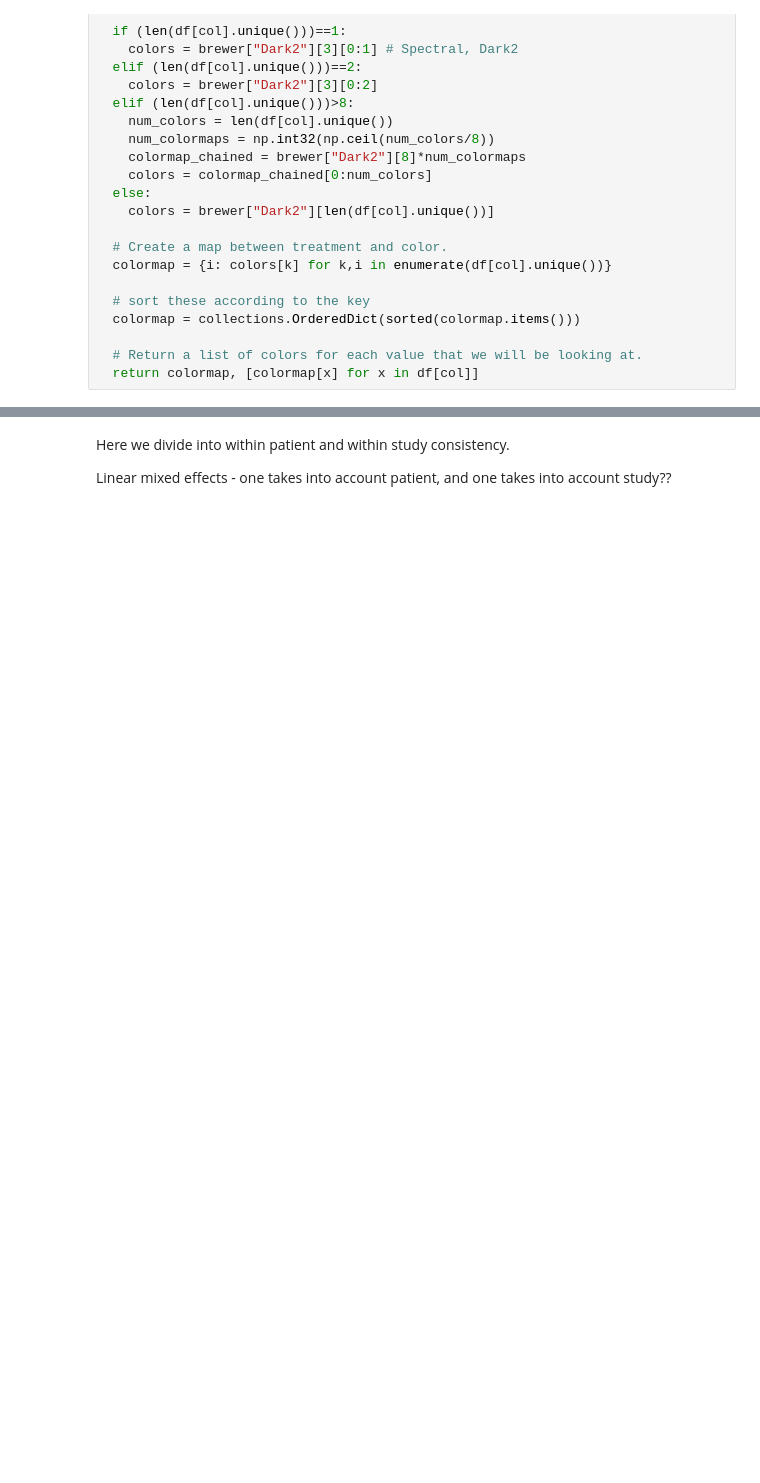
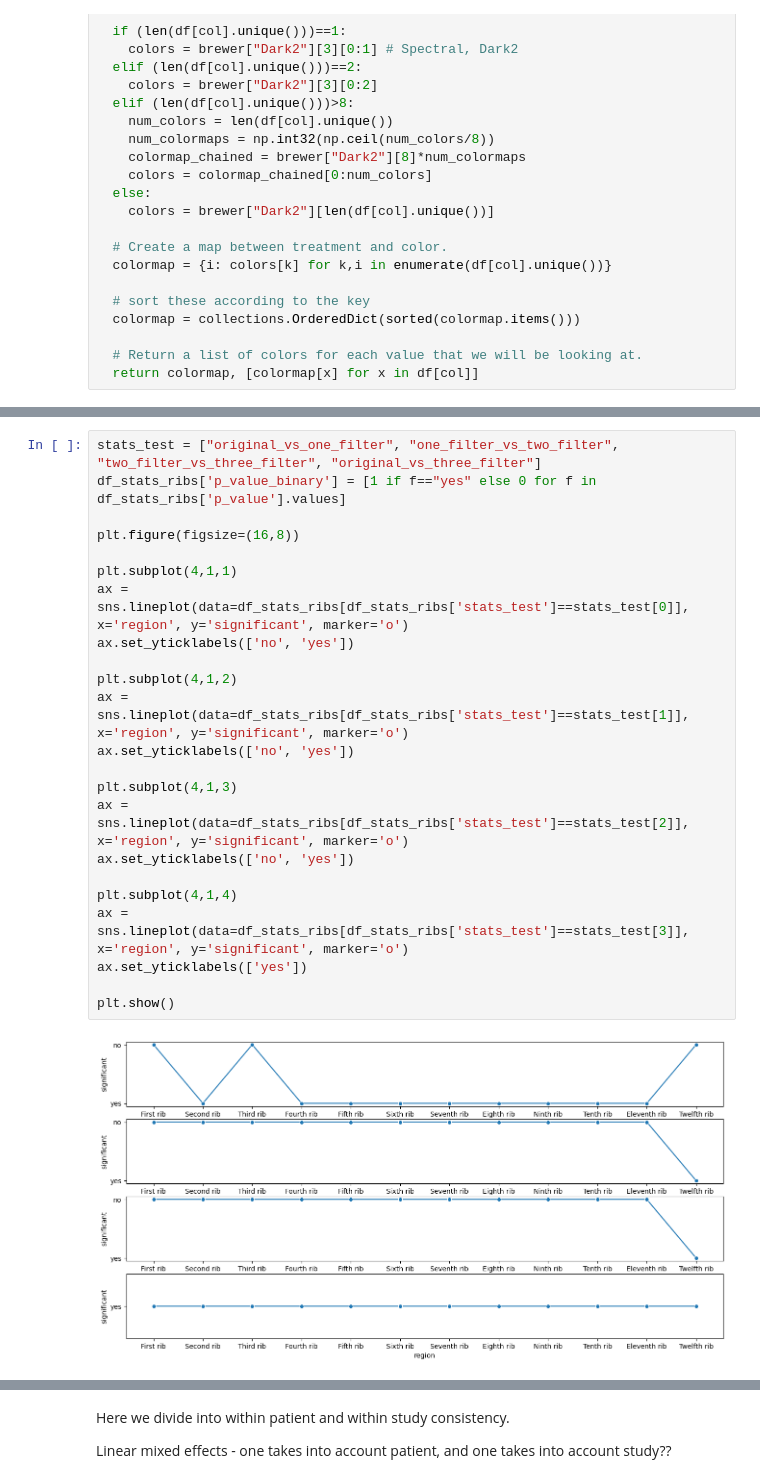
Before and after one commit to deepakri201/neurips_nlst_totalsegmentator, a Jupyter notebook: NeurIPS_Datasets_and_Benchmarks_NLST_TotalSegmentator.ipynb, the cells around one changed output, grey strips where cells are left out. Saved outputs shown, nothing was run; the diff lists cells and outputs as text; blank space fills up the shorter version.

```diff
--- a/NeurIPS_Datasets_and_Benchmarks_NLST_TotalSegmentator.ipynb
+++ b/NeurIPS_Datasets_and_Benchmarks_NLST_TotalSegmentator.ipynb
@@ -489,0 +1144,25 @@ def get_organ_feature_with_segmentation_completeness_and_one_connected_component
+# %%
+stats_test = ["original_vs_one_filter", "one_filter_vs_two_filter", "two_filter_vs_three_filter", "original_vs_three_filter"]
+df_stats_ribs['p_value_binary'] = [1 if f=="yes" else 0 for f in df_stats_ribs['p_value'].values]
+
+plt.figure(figsize=(16,8))
+
+plt.subplot(4,1,1)
+ax = sns.lineplot(data=df_stats_ribs[df_stats_ribs['stats_test']==stats_test[0]], x='region', y='significant', marker='o')
+ax.set_yticklabels(['no', 'yes'])
+
+plt.subplot(4,1,2)
+ax = sns.lineplot(data=df_stats_ribs[df_stats_ribs['stats_test']==stats_test[1]], x='region', y='significant', marker='o')
+ax.set_yticklabels(['no', 'yes'])
+
+plt.subplot(4,1,3)
+ax = sns.lineplot(data=df_stats_ribs[df_stats_ribs['stats_test']==stats_test[2]], x='region', y='significant', marker='o')
+ax.set_yticklabels(['no', 'yes'])
+
+plt.subplot(4,1,4)
+ax = sns.lineplot(data=df_stats_ribs[df_stats_ribs['stats_test']==stats_test[3]], x='region', y='significant', marker='o')
+ax.set_yticklabels(['yes'])
+
+plt.show()
+# %% [output]
+[figure, added]
```
Also changed, not shown: parts of 170 cells of this notebook.
